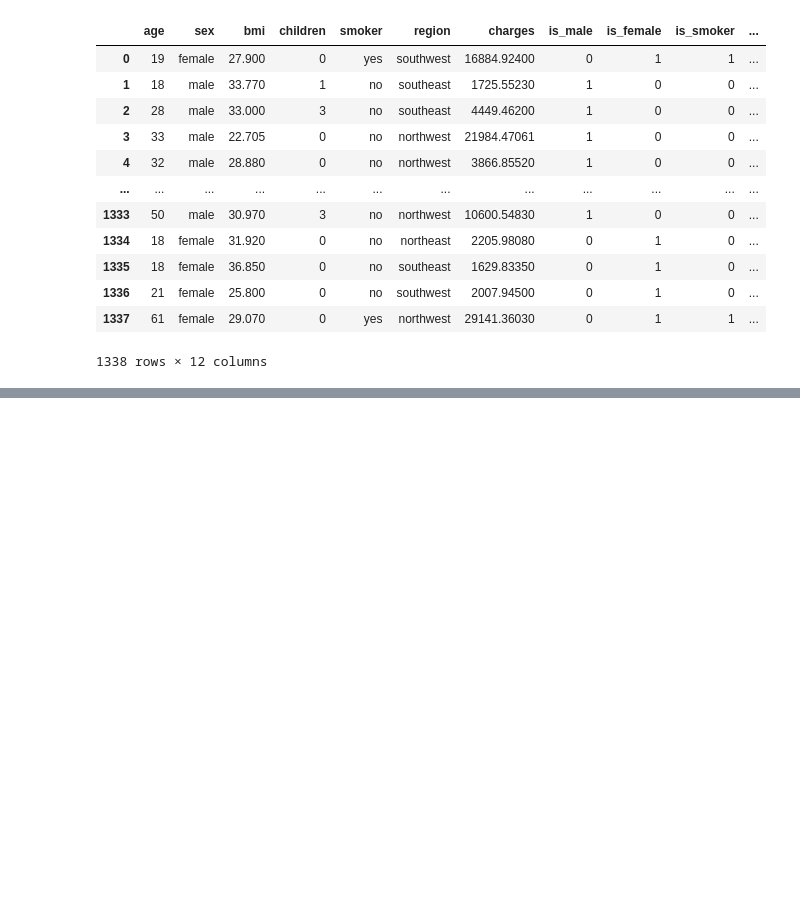
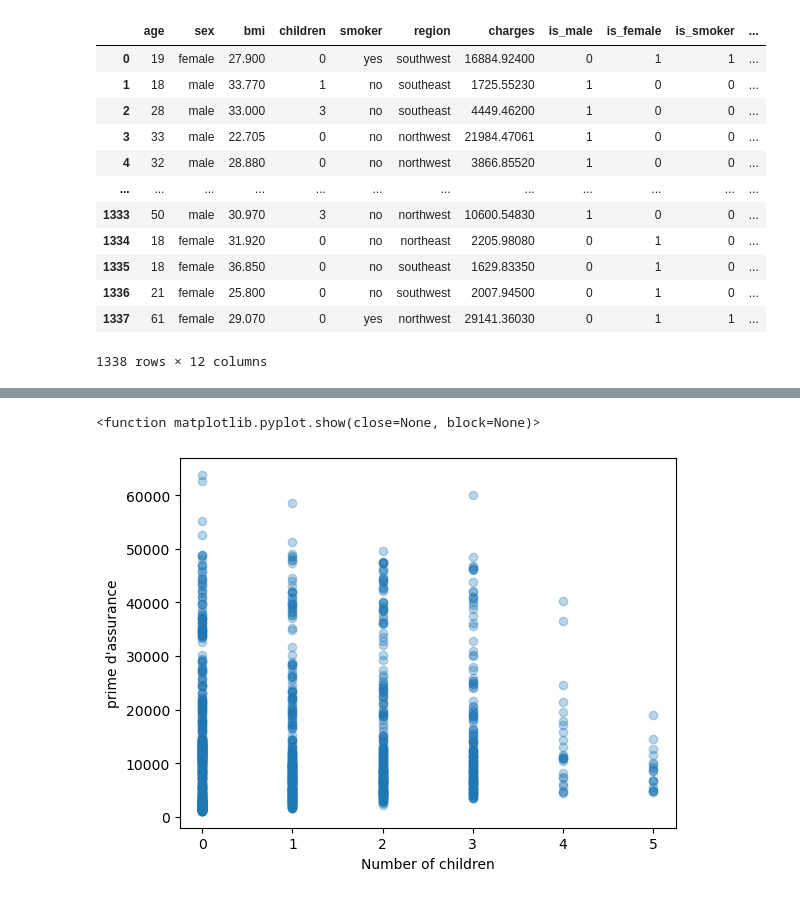
Before and after one commit to NicoCasso/Assur_aimant, a Jupyter notebook: analyse_nettoyage.ipynb, the cells around one changed output, grey strips where cells are left out. Cells and saved outputs as stored; diff of their text form; code cells hidden in the pictures; blank space fills up the shorter version.

```diff
--- a/analyse_nettoyage.ipynb
+++ b/analyse_nettoyage.ipynb
@@ -132,0 +167,9 @@ print(df.shape[1])
+# %%
+plt.Figure(figsize=(8,6))
+plt.scatter(df['children'], df['charges'], alpha=0.3)
+plt.xlabel("Number of children")
+plt.ylabel("prime d'assurance")
+plt.show
+# %% [output]
+<function matplotlib.pyplot.show(close=None, block=None)>
+[figure, added]
```
Also changed, not shown: parts of 11 cells of this notebook.
